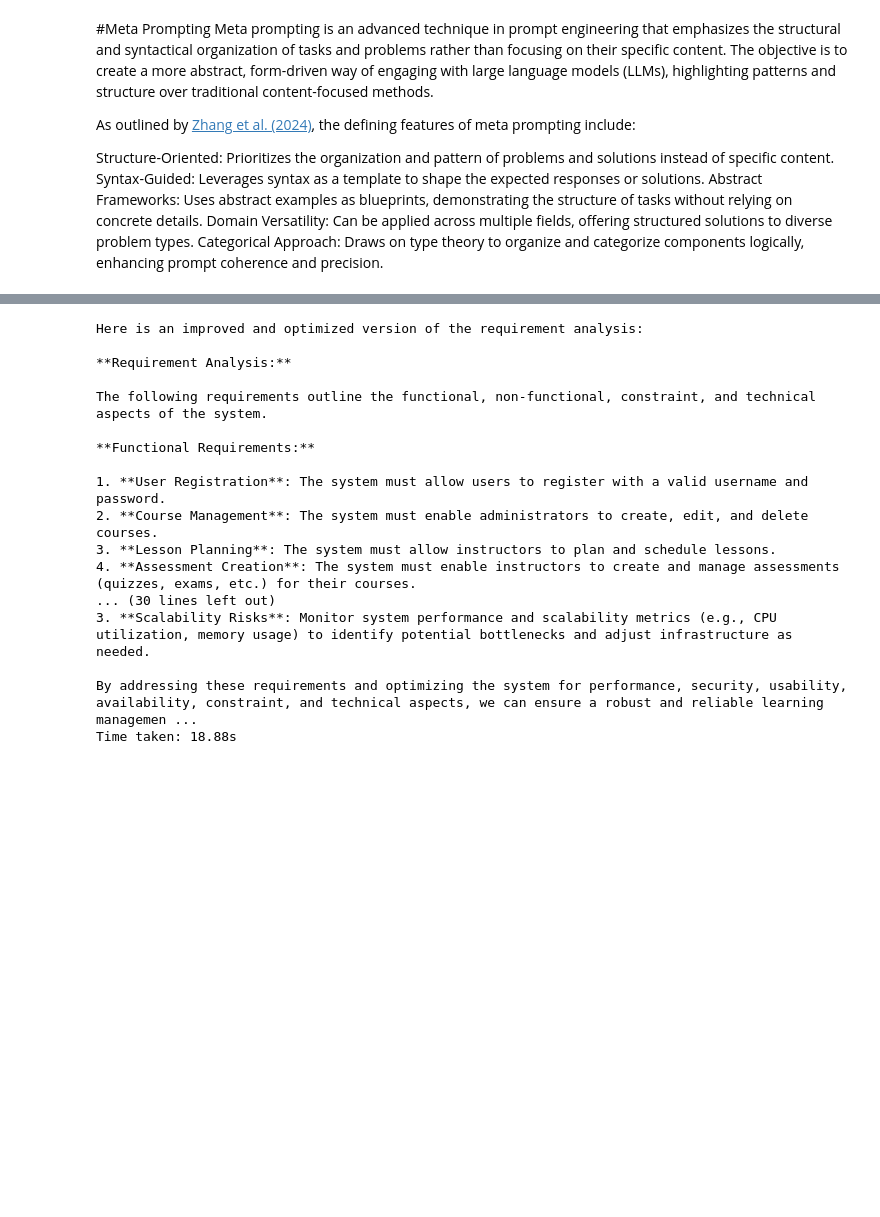
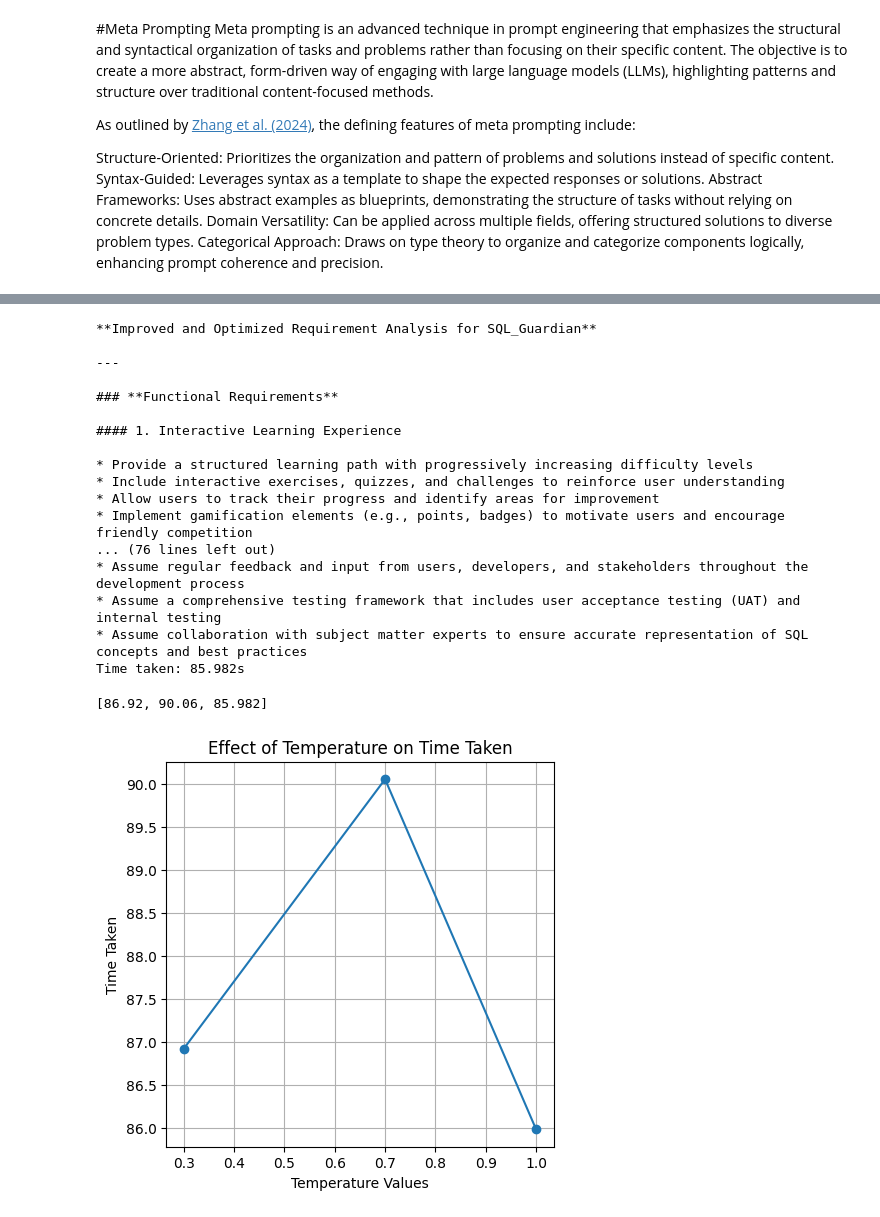
Before and after one commit to jhansy29/genai_prompt_engineering, a Jupyter notebook: prompt-eng/meta_selfeval.ipynb, the cells around one changed output, grey strips where cells are left out. Drawn from its saved outputs; the diff is of its cells as text; code cells hidden in the pictures; blank space fills up the shorter version.

```diff
--- a/prompt-eng/meta_selfeval.ipynb
+++ b/prompt-eng/meta_selfeval.ipynb
@@ -73,6 +73,8 @@ payload = create_payload(target="ollama",
 
 time, cot_strategy_response = model_req(payload=payload)
 
+time1=time
+
 # --------------------------------------------
 # Step 2: Generate a Requirement Analysis Using the CoT Strategy
 # --------------------------------------------
@@ -108,6 +110,8 @@ payload = create_payload(target="ollama",
                          num_predict=2000)
 
 time, initial_response = model_req(payload=payload)
+
+time2=time
 
 # --------------------------------------------
 # Step 3: AI Self-Evaluation & Refinement
@@ -145,7 +149,13 @@ payload = create_payload(target="ollama",
 
 time, final_response = model_req(payload=payload)
 
+time=time1+time2+time
+
 # Print final improved response
+
+time_values=[]
+
+time_values.append(time)
 
 print(final_response)
 print(f'Time taken: {time}s')
@@ -178,7 +188,10 @@ payload = create_payload(target="ollama",
 
 time, final_response = model_req(payload=payload)
 
+time=time1+time2+time
 # Print final improved response
+
+time_values.append(time)
 
 print(final_response)
 print(f'Time taken: {time}s')
@@ -211,25 +224,45 @@ payload = create_payload(target="ollama",
 
 time, final_response = model_req(payload=payload)
 
+time=time1+time2+time
+
+time_values.append(time)
+
 # Print final improved response
 
 print(final_response)
 print(f'Time taken: {time}s')
 # %% [output]
-Here is an improved and optimized version of the requirement analysis:
+**Improved and Optimized Requirement Analysis for SQL_Guardian**
 
-**Requirement Analysis:**
+---
 
-The following requirements outline the functional, non-functional, constraint, and technical aspects of the system.
+### **Functional Requirements**
 
-**Functional Requirements:**
+#### 1. Interactive Learning Experience
 
-1. **User Registration**: The system must allow users to register with a valid username and password.
-2. **Course Management**: The system must enable administrators to create, edit, and delete courses.
-3. **Lesson Planning**: The system must allow instructors to plan and schedule lessons.
-4. **Assessment Creation**: The system must enable instructors to create and manage assessments (quizzes, exams, etc.) for their courses.
-... (30 lines left out)
-3. **Scalability Risks**: Monitor system performance and scalability metrics (e.g., CPU utilization, memory usage) to identify potential bottlenecks and adjust infrastructure as needed.
-
-By addressing these requirements and optimizing the system for performance, security, usability, availability, constraint, and technical aspects, we can ensure a robust and reliable learning managemen ...
-Time taken: 18.88s
+* Provide a structured learning path with progressively increasing difficulty levels
+* Include interactive exercises, quizzes, and challenges to reinforce user understanding
+* Allow users to track their progress and identify areas for improvement
+* Implement gamification elements (e.g., points, badges) to motivate users and encourage friendly competition
+... (76 lines left out)
+* Assume regular feedback and input from users, developers, and stakeholders throughout the development process
+* Assume a comprehensive testing framework that includes user acceptance testing (UAT) and internal testing
+* Assume collaboration with subject matter experts to ensure accurate representation of SQL concepts and best practices
+Time taken: 85.982s
+# %%
+time_values
+# %% [output]
+[86.92, 90.06, 85.982]
+# %%
+import matplotlib.pyplot as plt
+temp_values=[0.3,0.7,1.0]
+plt.figure(figsize=(5, 5))  # Use figsize instead of separate parameters
+plt.plot(temp_values, time_values, marker='o', linestyle='-')  # Added markers for clarity
+plt.xlabel("Temperature Values")
+plt.ylabel("Time Taken")
+plt.title("Effect of Temperature on Time Taken")
+plt.grid(True)
+plt.show()
+# %% [output]
+[figure, added]
```
Also changed, not shown: parts of 2 cells of this notebook, 10 other files.
